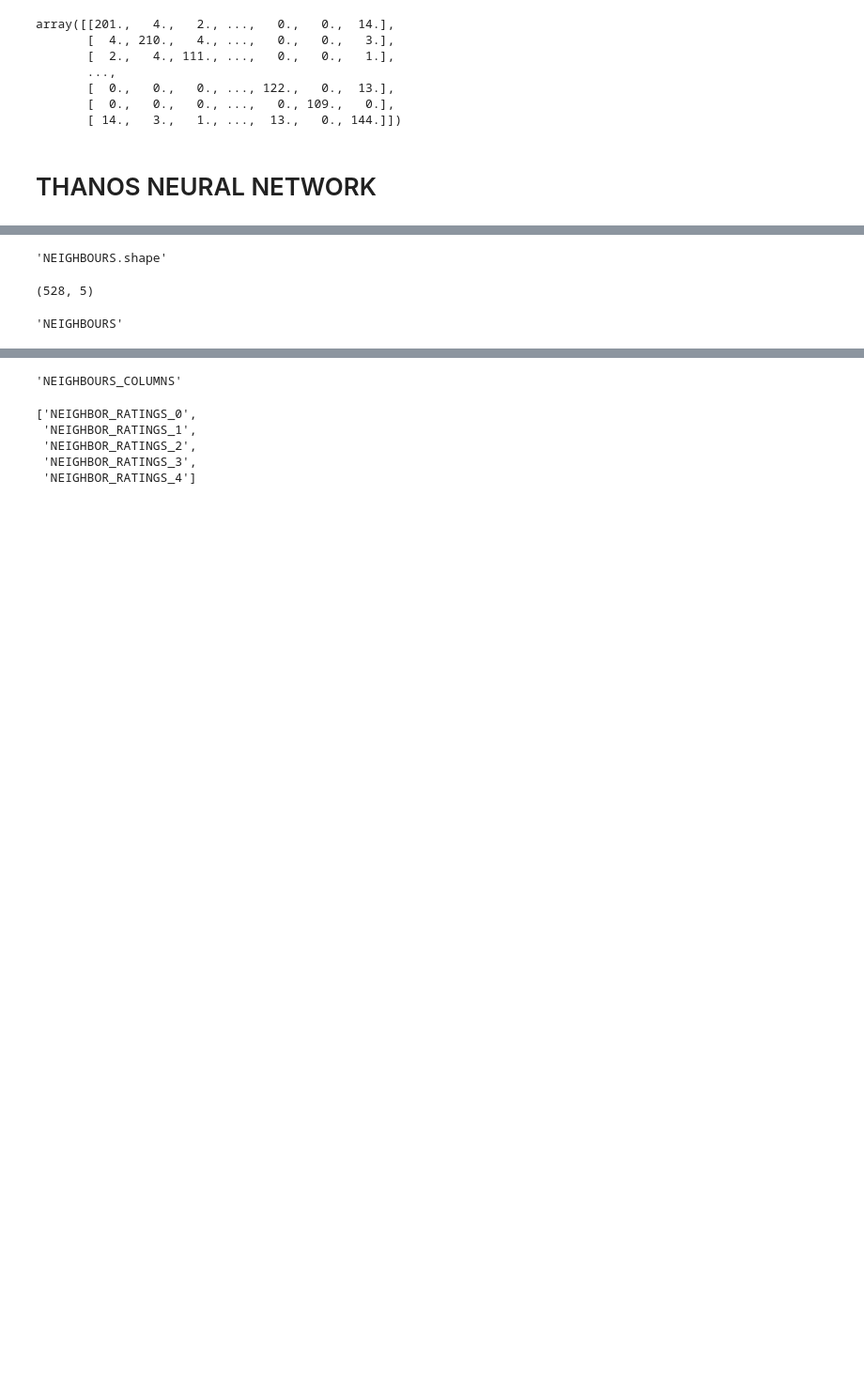
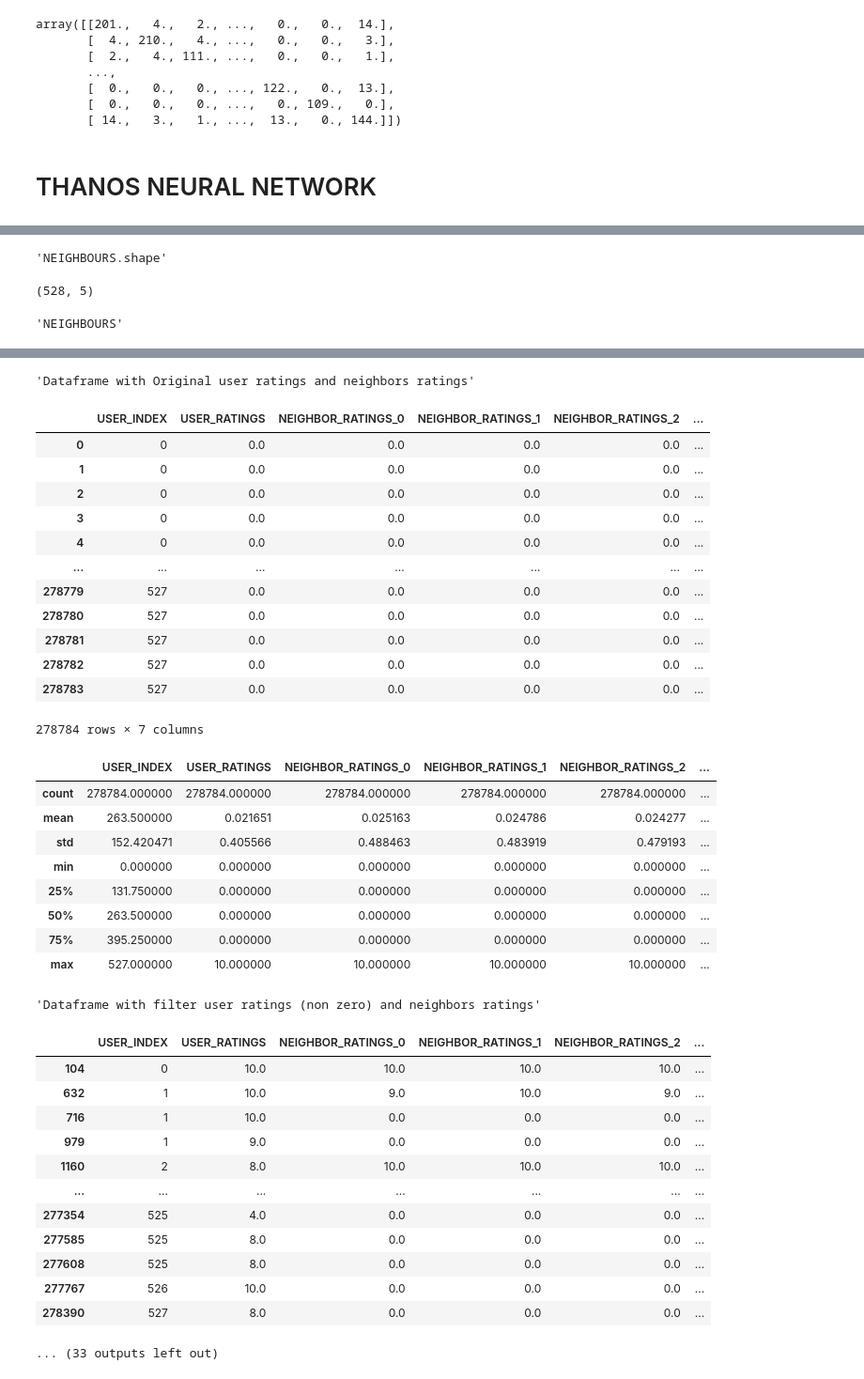
Before and after one commit to ThanosApostolou/aics-pattern-recognition, a Jupyter notebook: IMDB_neural_network.ipynb, the cells around one changed output, grey strips where cells are left out. Shown at 94% size. Cells and saved outputs as stored; diff of their text form; code cells hidden in the pictures; blank space fills up the shorter version.

Commit message:
refactore IMDB_neural_network.ipynb, add results dataframe

```diff
--- a/IMDB_neural_network.ipynb
+++ b/IMDB_neural_network.ipynb
@@ -798,16 +1020,37 @@ array([[201.,   4.,   2., ...,   0.,   0.,  14.],
 # %%
 # THANOS NEURAL NETWORK
 
-n_clusters=3
-k=5
-ratings_scale_factor = ratings_matrix.max().max()
+n_clusters = 5
+k = 5
+ratings_normalize_factor: float = ratings_matrix.max().max()
 
 NEIGHBOURS = np.array([
     [np.random.randint(low=0, high=k) for j in range(k)] for u in range(CommonRatings.shape[0])
 ])
-NEIGHBOURS_COLUMNS = [f'NEIGHBOR_RATINGS_{i}' for i in range(k)]
-display('ratings_scale_factor', ratings_scale_factor)
+display('ratings_normalize_factor', ratings_normalize_factor)
 display('NEIGHBOURS.shape', NEIGHBOURS.shape)
 display('NEIGHBOURS', NEIGHBOURS)
-display('NEIGHBOURS_COLUMNS', NEIGHBOURS_COLUMNS)
+
+# Create, train and evaluate a Neural Network for each cluster
+
+NEIGHBOURS_COLUMNS = [f'NEIGHBOR_RATINGS_{i}' for i in range(k)]
+results: list[list[float]] = []
+results_df_index: list[str] = []
+
+for cluster_index in range(1):
+    nn_origin_df, nn_filtered_df, nn_filtered_normalized_df = create_nn_filtered_normalized_df(
+        ratings_normalize_factor, NEIGHBOURS, NEIGHBOURS_COLUMNS)
+
+    train_mse, train_mae, test_mse, test_mae, real_mse, real_mae = create_train_evaluate_neural_network(
+        ratings_normalize_factor, nn_origin_df, nn_filtered_normalized_df, NEIGHBOURS_COLUMNS)
+    results.append([train_mse, train_mae, test_mse,
+                   test_mae, real_mse, real_mae])
+    results_df_index.append(f'CLUSTER_{cluster_index}')
+
+
+results_df_columns = ['TRAIN_MSE', 'TRAIN_MAE',
+                      'TEST_MSE', 'TEST_MAE', 'REAL_MSE', 'REAL_MAE']
+results_df = pd.DataFrame(
+    results, columns=results_df_columns, index=results_df_index)
+display('results_df', results_df)
 # %% [output]
@@ -826,6 +1069,37 @@ array([[0, 3, 0, 1, 3],
-'NEIGHBOURS_COLUMNS'
+'Dataframe with Original user ratings and neighbors ratings'
+|  | USER_INDEX | USER_RATINGS | NEIGHBOR_RATINGS_0 | NEIGHBOR_RATINGS_1 | NEIGHBOR_RATINGS_2 | ... |
+| 0 | 0 | 0.0 | 0.0 | 0.0 | 0.0 | ... |
+| 1 | 0 | 0.0 | 0.0 | 0.0 | 0.0 | ... |
+| 2 | 0 | 0.0 | 0.0 | 0.0 | 0.0 | ... |
+| 3 | 0 | 0.0 | 0.0 | 0.0 | 0.0 | ... |
+| 4 | 0 | 0.0 | 0.0 | 0.0 | 0.0 | ... |
+| ... | ... | ... | ... | ... | ... | ... |
+| 278779 | 527 | 0.0 | 0.0 | 0.0 | 0.0 | ... |
+| 278780 | 527 | 0.0 | 0.0 | 0.0 | 0.0 | ... |
+| 278781 | 527 | 0.0 | 0.0 | 0.0 | 0.0 | ... |
+| 278782 | 527 | 0.0 | 0.0 | 0.0 | 0.0 | ... |
+| 278783 | 527 | 0.0 | 0.0 | 0.0 | 0.0 | ... |
-['NEIGHBOR_RATINGS_0',
- 'NEIGHBOR_RATINGS_1',
- 'NEIGHBOR_RATINGS_2',
- 'NEIGHBOR_RATINGS_3',
- 'NEIGHBOR_RATINGS_4']
+278784 rows × 7 columns
+|  | USER_INDEX | USER_RATINGS | NEIGHBOR_RATINGS_0 | NEIGHBOR_RATINGS_1 | NEIGHBOR_RATINGS_2 | ... |
+| count | 278784.000000 | 278784.000000 | 278784.000000 | 278784.000000 | 278784.000000 | ... |
+| mean | 263.500000 | 0.021651 | 0.025163 | 0.024786 | 0.024277 | ... |
+| std | 152.420471 | 0.405566 | 0.488463 | 0.483919 | 0.479193 | ... |
+| min | 0.000000 | 0.000000 | 0.000000 | 0.000000 | 0.000000 | ... |
+| 25% | 131.750000 | 0.000000 | 0.000000 | 0.000000 | 0.000000 | ... |
+| 50% | 263.500000 | 0.000000 | 0.000000 | 0.000000 | 0.000000 | ... |
+| 75% | 395.250000 | 0.000000 | 0.000000 | 0.000000 | 0.000000 | ... |
+| max | 527.000000 | 10.000000 | 10.000000 | 10.000000 | 10.000000 | ... |
+'Dataframe with filter user ratings (non zero) and neighbors ratings'
+|  | USER_INDEX | USER_RATINGS | NEIGHBOR_RATINGS_0 | NEIGHBOR_RATINGS_1 | NEIGHBOR_RATINGS_2 | ... |
+| 104 | 0 | 10.0 | 10.0 | 10.0 | 10.0 | ... |
+| 632 | 1 | 10.0 | 9.0 | 10.0 | 9.0 | ... |
+| 716 | 1 | 10.0 | 0.0 | 0.0 | 0.0 | ... |
+| 979 | 1 | 9.0 | 0.0 | 0.0 | 0.0 | ... |
+| 1160 | 2 | 8.0 | 10.0 | 10.0 | 10.0 | ... |
+| ... | ... | ... | ... | ... | ... | ... |
+| 277354 | 525 | 4.0 | 0.0 | 0.0 | 0.0 | ... |
+| 277585 | 525 | 8.0 | 0.0 | 0.0 | 0.0 | ... |
+| 277608 | 525 | 8.0 | 0.0 | 0.0 | 0.0 | ... |
+| 277767 | 526 | 10.0 | 0.0 | 0.0 | 0.0 | ... |
+| 278390 | 527 | 8.0 | 0.0 | 0.0 | 0.0 | ... |
+... (33 outputs left out)
```
Also changed, not shown: parts of 12 cells of this notebook.
